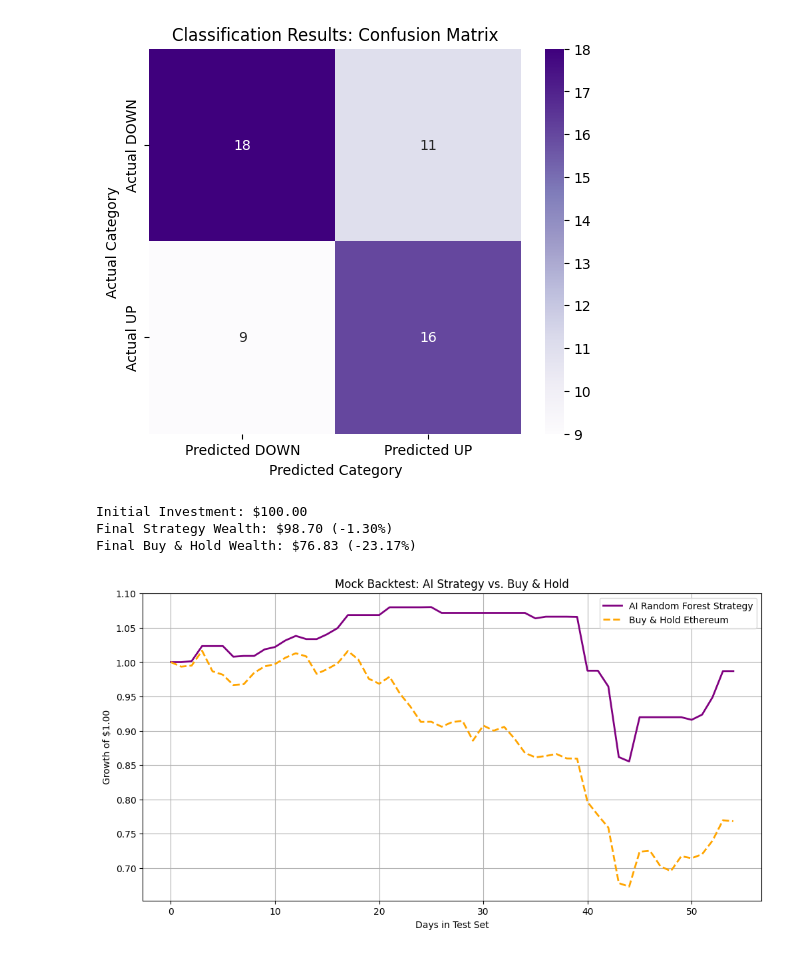
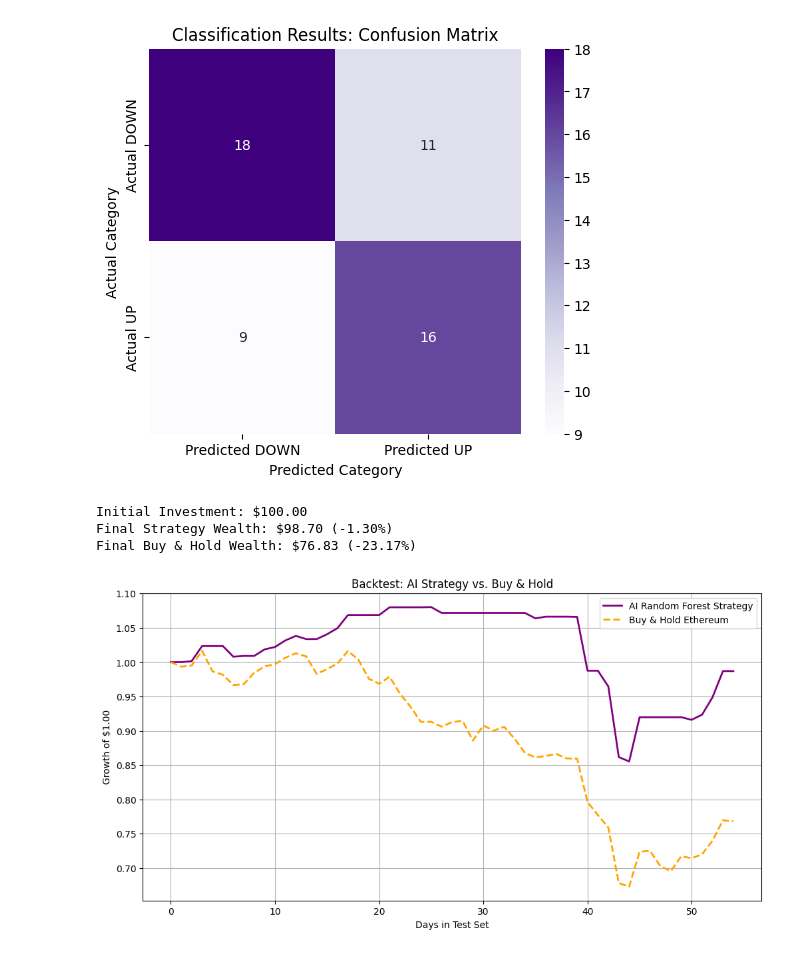
Before and after one commit to Ismailabdulraheem/ETH-Price-Model, a Jupyter notebook: 02-ETH Trading Model.ipynb, the cells around one changed output. Cells and saved outputs as stored; diff of their text form; code cells hidden in the pictures.

```diff
--- a/02-ETH Trading Model.ipynb
+++ b/02-ETH Trading Model.ipynb
@@ -170,32 +170,32 @@ for i in range(len(y_pred_class)):
     if model_guess > 0:
         next_wealth = strategy_wealth[-1] * (1 + actual_change)
     else:
         next_wealth = strategy_wealth[-1]
 
     strategy_wealth.append(next_wealth)
 
     next_bh = buy_and_hold_wealth[-1] * (1 + actual_change)
     buy_and_hold_wealth.append(next_bh)
 
 
 final_strategy_return = (strategy_wealth[-1] - 1) * 100
 final_bh_return = (buy_and_hold_wealth[-1] - 1) * 100
 
 print(f"Initial Investment: $100.00")
 print(f"Final Strategy Wealth: ${strategy_wealth[-1]*100:.2f} ({final_strategy_return:+.2f}%)")
 print(f"Final Buy & Hold Wealth: ${buy_and_hold_wealth[-1]*100:.2f} ({final_bh_return:+.2f}%)")
 
 plt.figure(figsize=(12, 6))
 plt.plot(strategy_wealth, label='AI Random Forest Strategy', color='purple', linewidth=2)
 plt.plot(buy_and_hold_wealth, label='Buy & Hold Ethereum', color='orange', linestyle='--', linewidth=2)
-plt.title('Mock Backtest: AI Strategy vs. Buy & Hold')
+plt.title('Backtest: AI Strategy vs. Buy & Hold')
 plt.xlabel('Days in Test Set')
 plt.ylabel('Growth of $1.00')
 plt.legend()
 plt.grid(True)
 plt.show()
 # %% [output]
 Initial Investment: $100.00
 Final Strategy Wealth: $98.70 (-1.30%)
 Final Buy & Hold Wealth: $76.83 (-23.17%)
-[figure, old version]
+[figure, new version]
```
